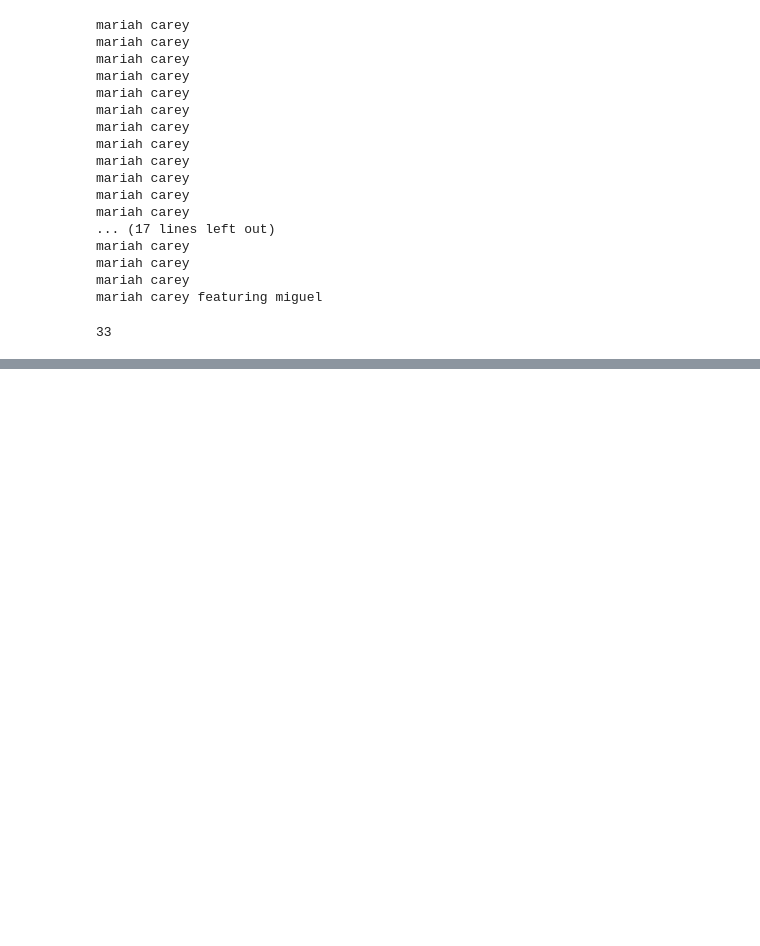
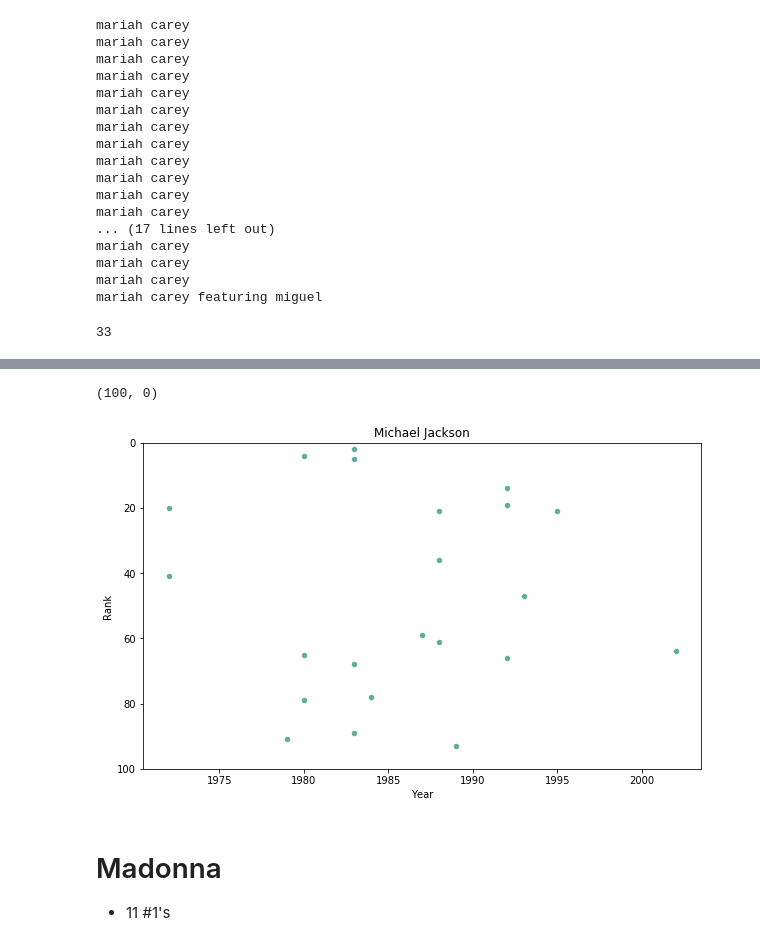
Before and after one commit to aow207/data-studio-projects, a Jupyter notebook: Billboard/Billboard.ipynb, the cells around one changed output, grey strips where cells are left out. Saved outputs shown, nothing was run; the diff lists cells and outputs as text; code cells hidden in the pictures; blank space fills up the shorter version.

```diff
--- a/Billboard/Billboard.ipynb
+++ b/Billboard/Billboard.ipynb
@@ -229,0 +259,3 @@ All frequencies, including STOPWORDS:
+# %%
+mj = df[df['Artist'] == 'michael jackson']
+mj
@@ -229,0 +280,13 @@ All frequencies, including STOPWORDS:
+# %%
+mj_year = mj.sort_values(by='Year', ascending=False)
+ax = mj_year.sort_values(by='Year', ascending=True).plot(x='Year',
+           y='Rank',
+           kind='scatter',
+           figsize=(10, 6),
+           title="Michael Jackson",
+           color="#5EAE9B")
+ax.set_ylim(100,0)
+#ax.xaxis.set_ticks([1990, 1992, 1994, 1996, 1998, 2000, 2002, 2004, 2006, 2008, 2010])
+# %% [output]
+(100, 0)
+[figure, added]
@@ -229,0 +295,3 @@ All frequencies, including STOPWORDS:
+# %% [markdown]
+# Madonna
+-  11 #1's
```
Also changed, not shown: parts of 21 cells of this notebook, 40 other files.
